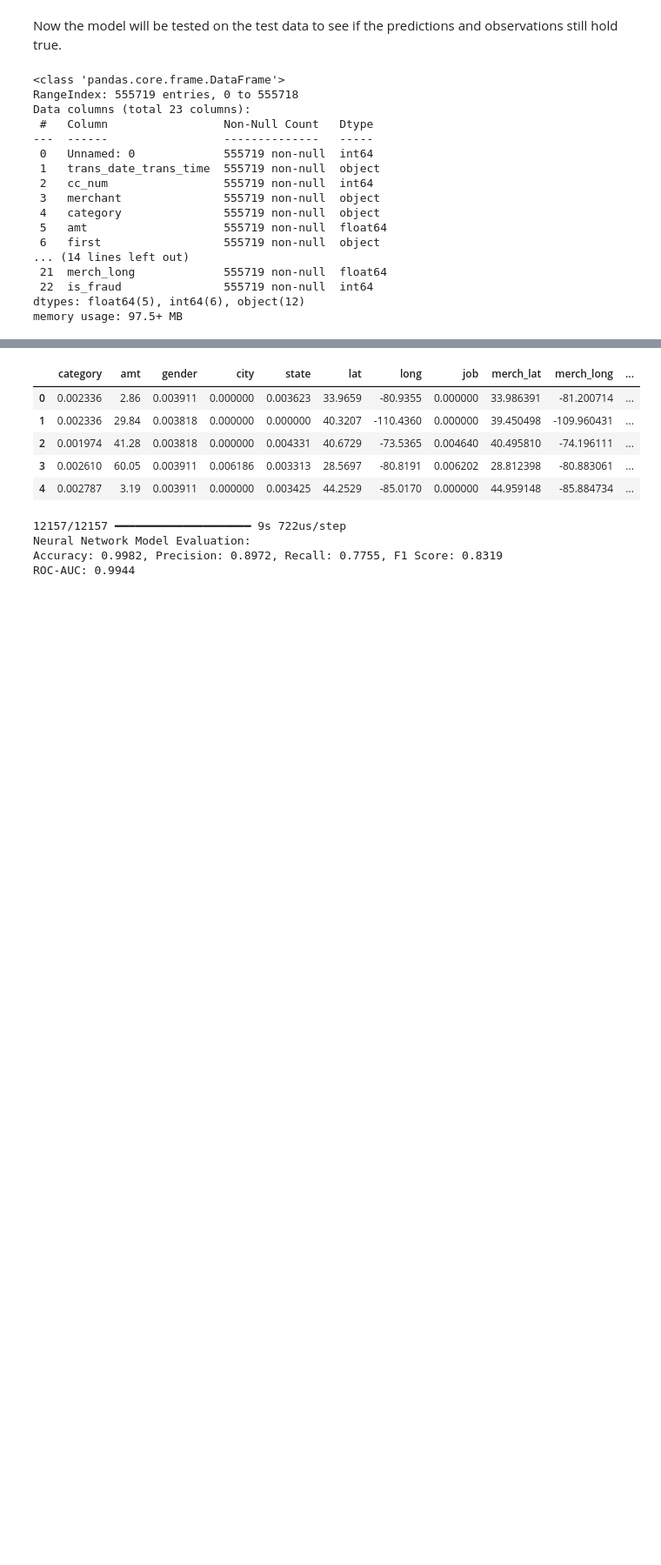
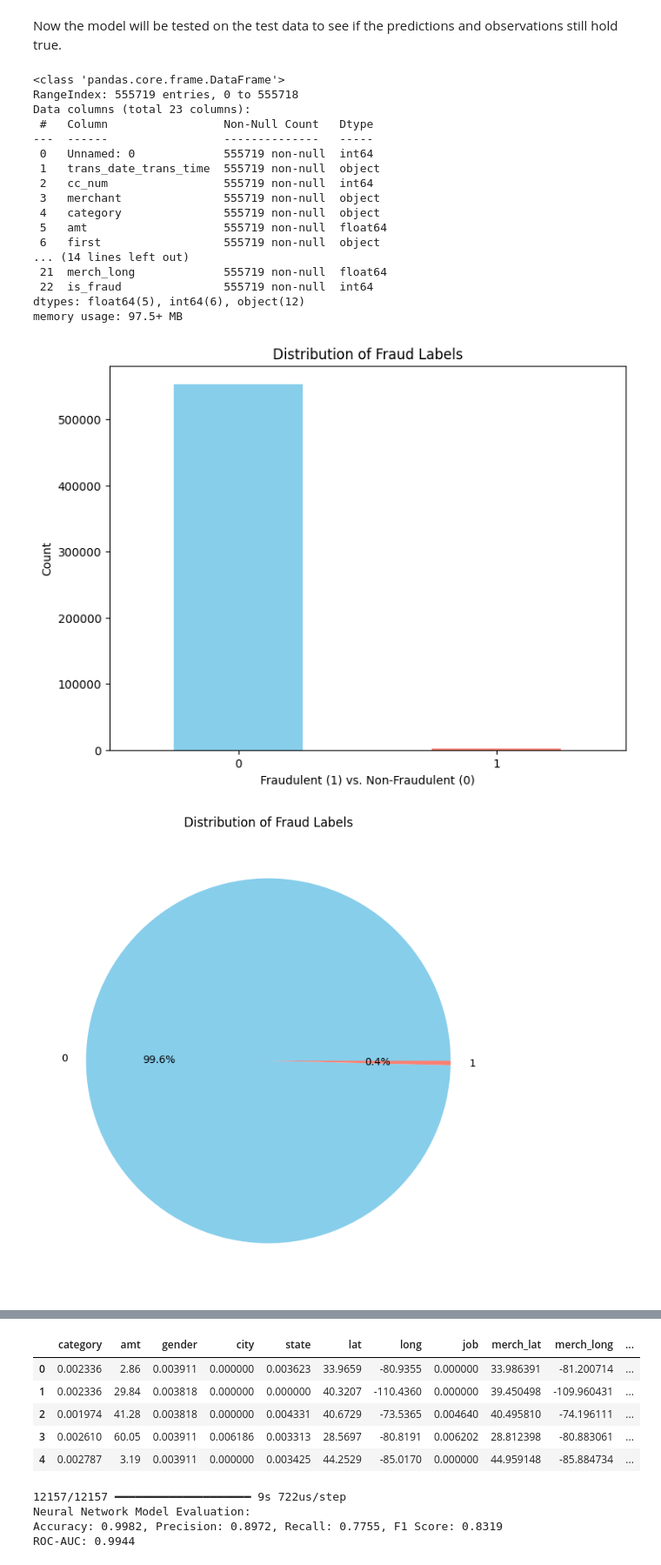
Before and after one commit to gabhinav1989/fraud_detection_capstone, a Jupyter notebook: capstone.ipynb, the cells around one changed output, grey strips where cells are left out. Shown at 87% size. Saved outputs shown, nothing was run; the diff lists cells and outputs as text; code cells hidden in the pictures; blank space fills up the shorter version.

```diff
--- a/capstone.ipynb
+++ b/capstone.ipynb
@@ -1302,6 +1296,31 @@ Data columns (total 23 columns):
  22  is_fraud               555719 non-null  int64
 dtypes: float64(5), int64(6), object(12)
 memory usage: 97.5+ MB
+# %%
+# Calculate the count of fraudulent and non-fraudulent transactions
+fraud_counts_test = df_test['is_fraud'].value_counts()
+
+# Plot the distribution using a bar plot
+plt.figure(figsize=(8, 6))
+fraud_counts_test.plot(kind='bar', color=['skyblue', 'salmon'])
+plt.title('Distribution of Fraud Labels')
+plt.xlabel('Fraudulent (1) vs. Non-Fraudulent (0)')
+plt.ylabel('Count')
+plt.xticks(rotation=0)  # Rotate x-axis labels if needed
+plt.show()
+
+# Plot the distribution using a pie chart
+plt.figure(figsize=(8, 8))
+plt.pie(fraud_counts_test, labels=fraud_counts_test.index, autopct='%1.1f%%', colors=['skyblue', 'salmon'])
+plt.title('Distribution of Fraud Labels')
+plt.show()
+
+# Calculate the percentage of fraudulent transactions
+fraud_percentage = fraud_counts_test[1] / len(df_test) * 100
+non_fraud_percentage = fraud_counts_test[0] / len(df_test) * 100
+# %% [output]
+[figure, added]
+[figure, added]
 # %%
 # Get hour from trans_date_trans_time column as we noticed that hour of the day had significant impact on fraud transactions.
 df_test['transaction_hour'] = pd.to_datetime(df_test['trans_date_trans_time'],format="%Y-%m-%d %H:%M:%S").dt.hour
```
Also changed, not shown: parts of 1 cell of this notebook, 4 other files.
